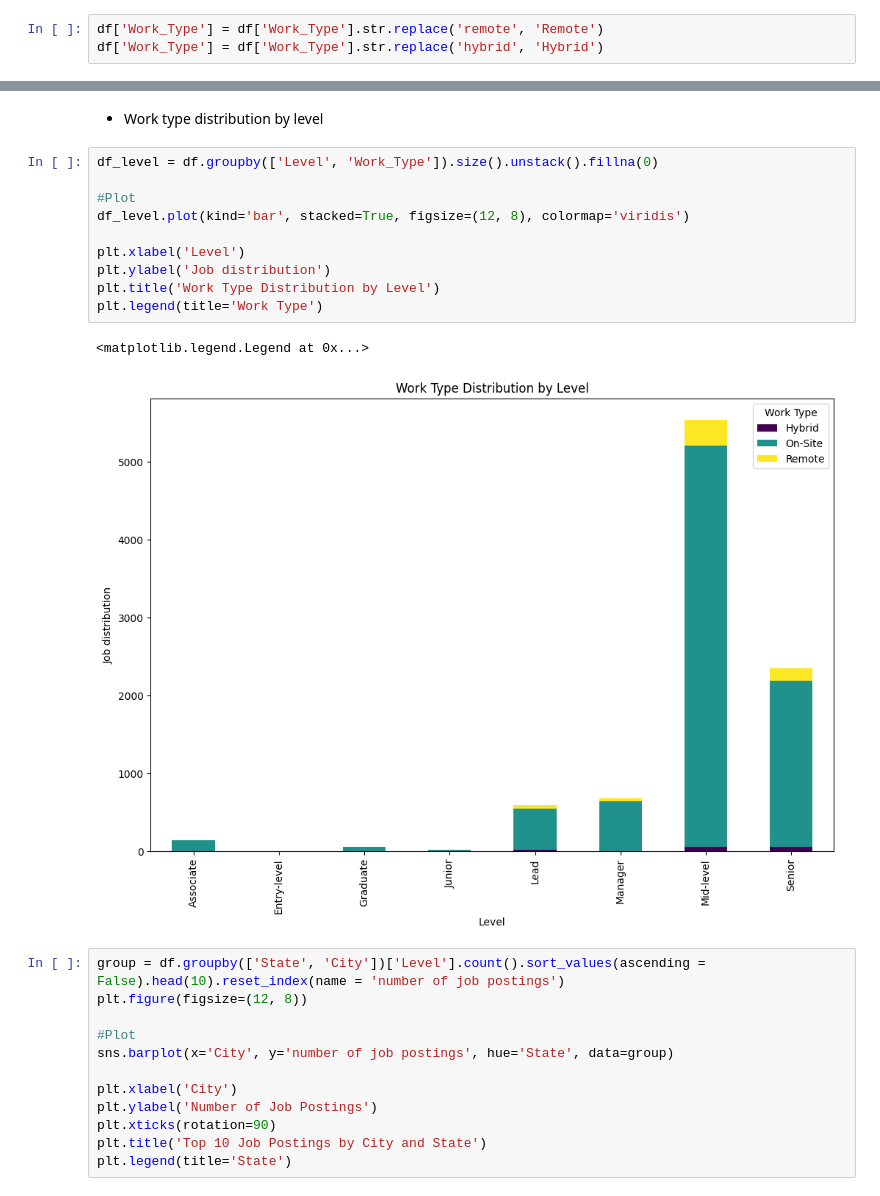
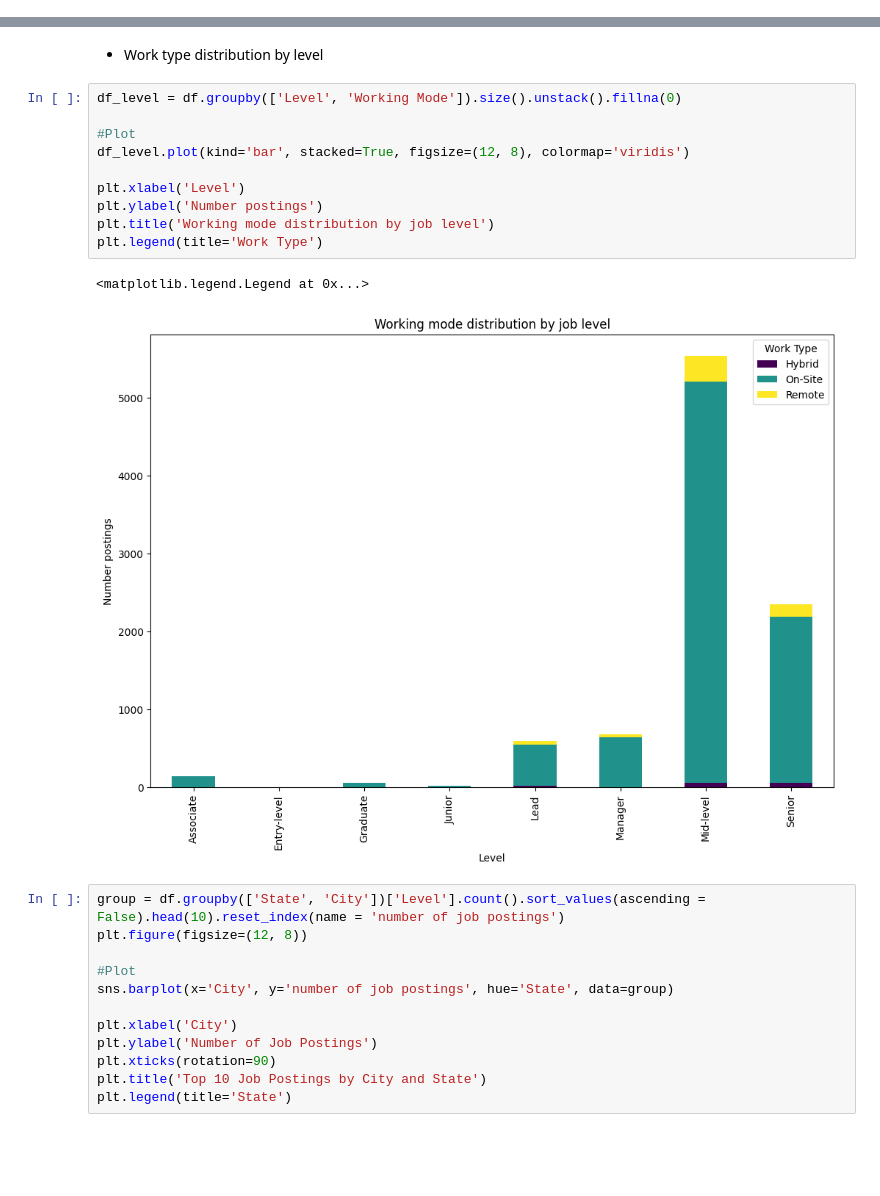
Before and after one commit to aimeele97/job_postings_analysis_visualization, a Jupyter notebook: src/p2-eda.ipynb, the cells around one changed output, grey strips where cells are left out. Cells and saved outputs as stored; diff of their text form; blank space fills up the shorter version.

```diff
--- a/src/p2-eda.ipynb
+++ b/src/p2-eda.ipynb
@@ -26,6 +24,3 @@ df.head()
-# %%
-df['Work_Type'] = df['Work_Type'].str.replace('remote', 'Remote')
-df['Work_Type'] = df['Work_Type'].str.replace('hybrid', 'Hybrid')
 # %%
 pd.set_option('display.max_rows', None)
 pd.set_option('display.max_columns', None)
@@ -239,18 +234,18 @@ plt.tight_layout()
 # %% [markdown]
 - Work type distribution by level
 # %%
-df_level = df.groupby(['Level', 'Work_Type']).size().unstack().fillna(0)
+df_level = df.groupby(['Level', 'Working Mode']).size().unstack().fillna(0)
 
 #Plot
 df_level.plot(kind='bar', stacked=True, figsize=(12, 8), colormap='viridis')
 
 plt.xlabel('Level')
-plt.ylabel('Job distribution')
-plt.title('Work Type Distribution by Level')
+plt.ylabel('Number postings')
+plt.title('Working mode distribution by job level')
 plt.legend(title='Work Type')
 # %% [output]
 <matplotlib.legend.Legend at 0x...>
-[figure, old version]
+[figure, new version]
 # %%
 group = df.groupby(['State', 'City'])['Level'].count().sort_values(ascending = False).head(10).reset_index(name = 'number of job postings')
 plt.figure(figsize=(12, 8))
```
Also changed, not shown: parts of 10 cells of this notebook, 2 other files.
